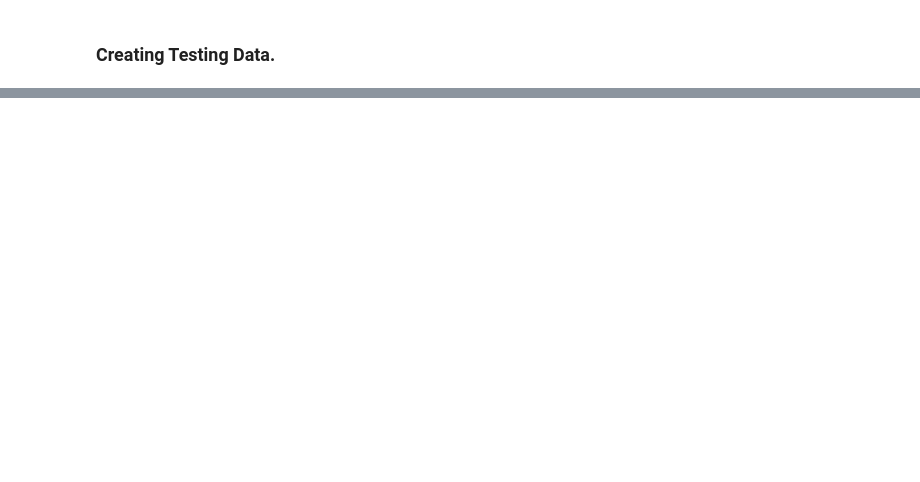
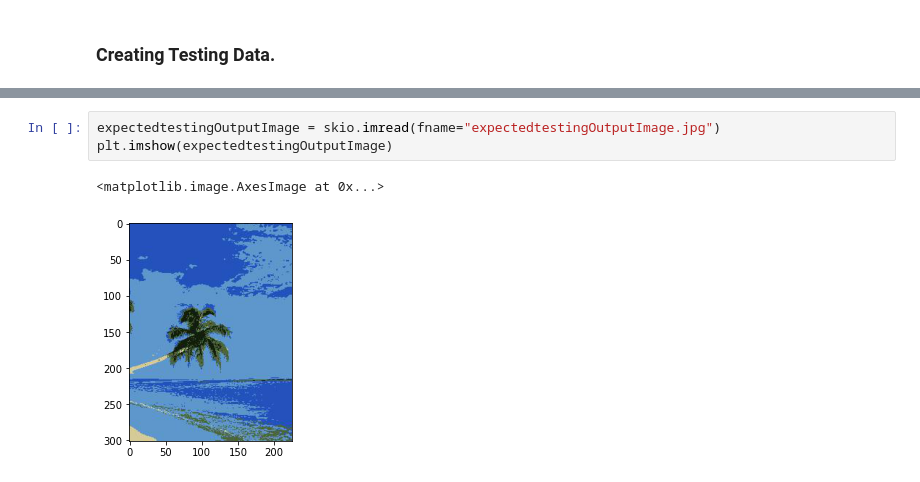
Before and after one commit to jainsanyam786/Intro_To_AI, a Jupyter notebook: Project4/Project 4 Image Recoloration - Part 1b.ipynb, the cells around one changed output, grey strips where cells are left out. Cells and saved outputs as stored; diff of their text form; blank space fills up the shorter version.

```diff
--- a/Project4/Project 4 Image Recoloration - Part 1b.ipynb
+++ b/Project4/Project 4 Image Recoloration - Part 1b.ipynb
@@ -326,0 +297,6 @@ array([[ 36,  82, 189],
+# %%
+expectedtestingOutputImage = skio.imread(fname="expectedtestingOutputImage.jpg")
+plt.imshow(expectedtestingOutputImage)
+# %% [output]
+<matplotlib.image.AxesImage at 0x...>
+[figure, added]
```
Also changed, not shown: parts of 53 cells of this notebook.
